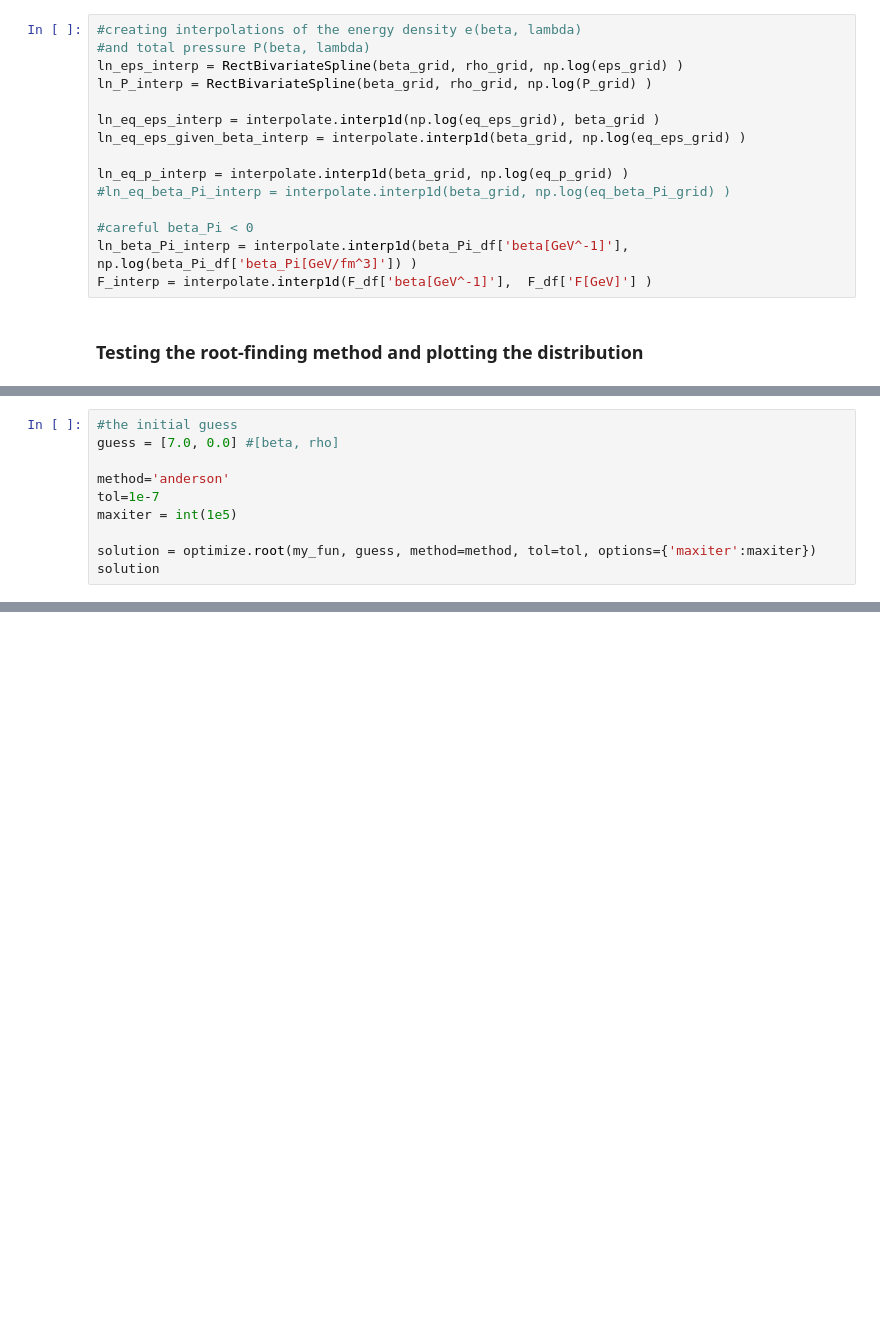
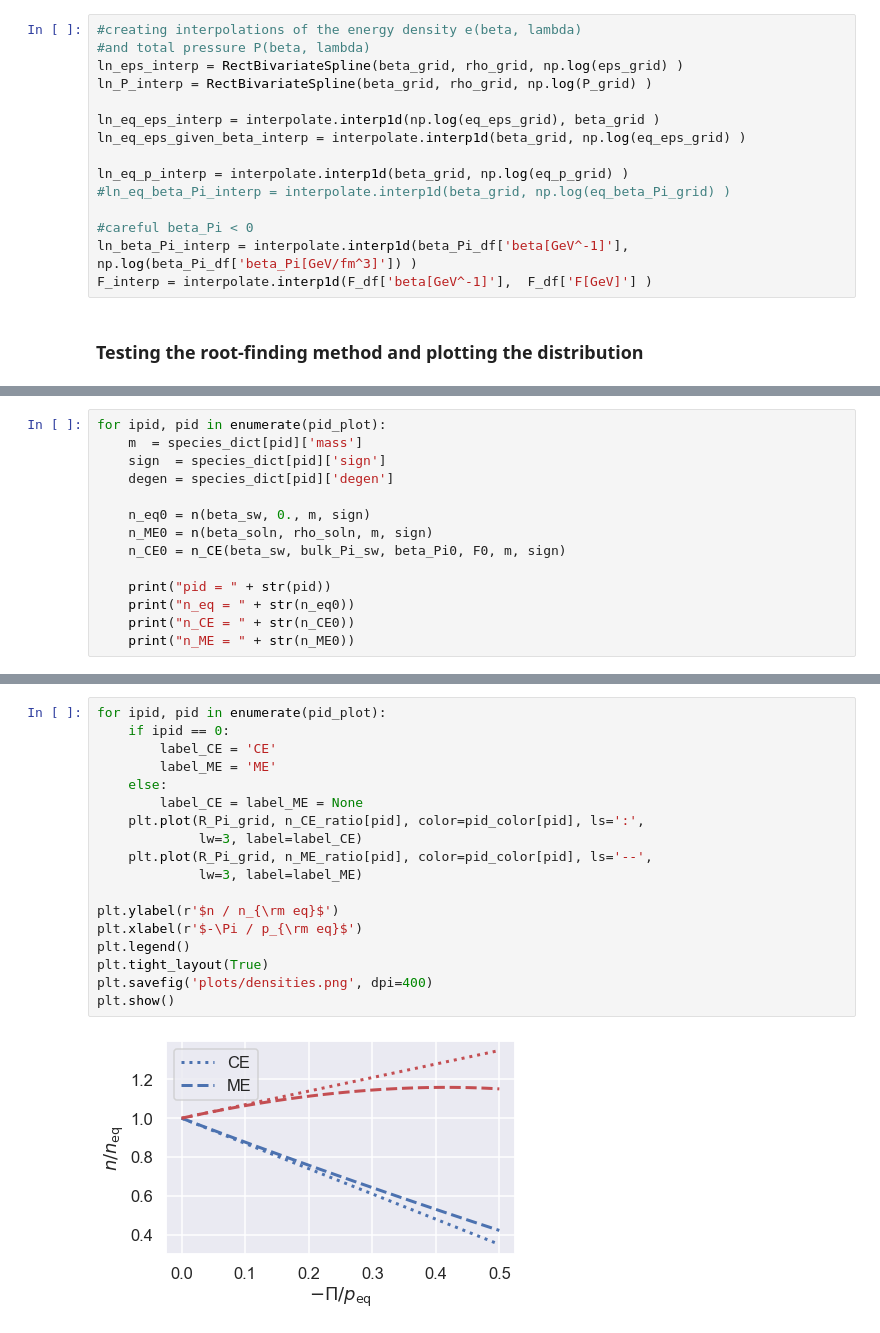
Before and after one commit to derekeverett/max_entropy_match, a Jupyter notebook: Solving_Energy_Pressure.ipynb, the cells around one changed output, grey strips where cells are left out. Drawn from its saved outputs; the diff is of its cells as text; blank space fills up the shorter version.

```diff
--- a/Solving_Energy_Pressure.ipynb
+++ b/Solving_Energy_Pressure.ipynb
@@ -295,10 +338,0 @@ def my_fun(x):
-# %%
-#the initial guess
-guess = [7.0, 0.0] #[beta, rho]
-
-method='anderson'
-tol=1e-7
-maxiter = int(1e5)
-
-solution = optimize.root(my_fun, guess, method=method, tol=tol, options={'maxiter':maxiter})
-solution
@@ -335,0 +395,14 @@ plt.show()
+# %%
+for ipid, pid in enumerate(pid_plot):
+    m  = species_dict[pid]['mass']
+    sign  = species_dict[pid]['sign']
+    degen = species_dict[pid]['degen']
+
+    n_eq0 = n(beta_sw, 0., m, sign)
+    n_ME0 = n(beta_soln, rho_soln, m, sign)
+    n_CE0 = n_CE(beta_sw, bulk_Pi_sw, beta_Pi0, F0, m, sign)
+
+    print("pid = " + str(pid))
+    print("n_eq = " + str(n_eq0))
+    print("n_CE = " + str(n_CE0))
+    print("n_ME = " + str(n_ME0))
@@ -335,0 +452,20 @@ plt.show()
+# %%
+for ipid, pid in enumerate(pid_plot):
+    if ipid == 0:
+        label_CE = 'CE'
+        label_ME = 'ME'
+    else:
+        label_CE = label_ME = None
+    plt.plot(R_Pi_grid, n_CE_ratio[pid], color=pid_color[pid], ls=':',
+             lw=3, label=label_CE)
+    plt.plot(R_Pi_grid, n_ME_ratio[pid], color=pid_color[pid], ls='--',
+             lw=3, label=label_ME)
+
+plt.ylabel(r'$n / n_{\rm eq}$')
+plt.xlabel(r'$-\Pi / p_{\rm eq}$')
+plt.legend()
+plt.tight_layout(True)
+plt.savefig('plots/densities.png', dpi=400)
+plt.show()
+# %% [output]
+[figure, added]
```
Also changed, not shown: parts of 14 cells of this notebook, 6 other files.
